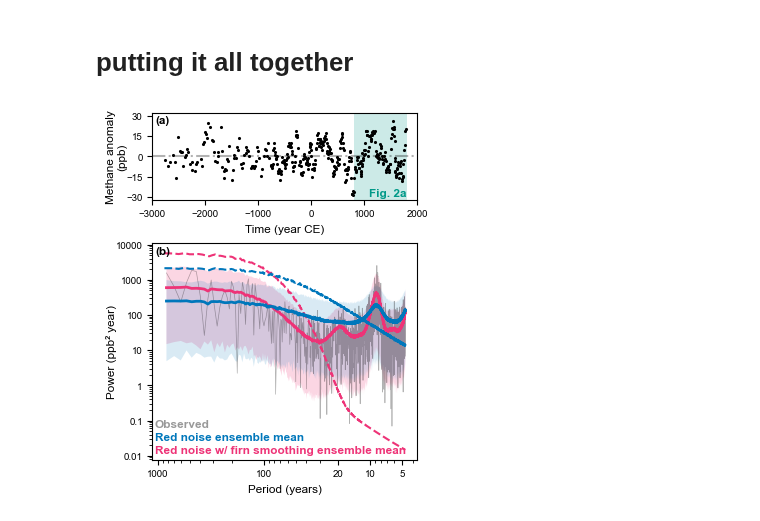
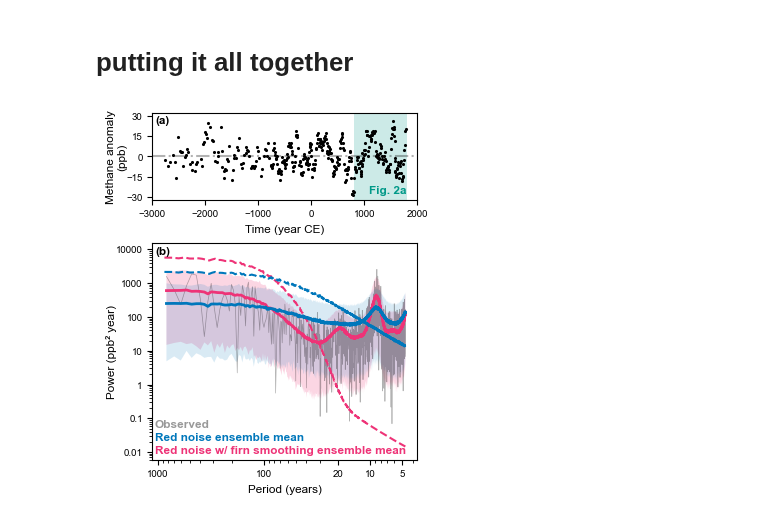
Before and after one commit to ericjmei/methane_noise_forcing, a Jupyter notebook: notebooks/figures_for_publication/power_spectrum.ipynb, the cells around one changed output. Cells and saved outputs as stored; diff of their text form; code cells hidden in the pictures.

Commit message:
changed ylim and ticks on psd

```diff
--- a/notebooks/figures_for_publication/power_spectrum.ipynb
+++ b/notebooks/figures_for_publication/power_spectrum.ipynb
@@ -288,13 +288,15 @@ ax.set_yticklabels([str(y) for y in y_tick_labels])
 # putting it all together
 # %%
 # timeseries parameters
-ylim = (-32, 32)
-yticks = [-30, -15, 0, 15, 30]
+ylim_ts = (-32, 32)
+yticks_ts = [-30, -15, 0, 15, 30]
 xlim = (-3000, 2000)
 time_shading = (800, 1800)
 # psd parameters
 period_high = 1000
 period_low = 4.673
+ylim_psd = (0.006, 15000)
+y_tick_labels_psd = [0.01, 0.1, 1, 10, 100, 1000, 10000]
 mask = (frequencies >= 1/period_high) & (frequencies <= 1/period_low)
 frequencies_to_plot = frequencies[mask]
 mask = frequencies_sampled >= 1/period_high
@@ -325,8 +327,8 @@ ax_ts.plot(
 ax_ts.axvspan(*time_shading, facecolor=colors_vibrant["teal"], alpha=0.2, edgecolor="none")
 ax_ts.axhline(0, color="k", linestyle="-.", alpha=0.3)
 
-ax_ts.set_ylim(ylim)
-ax_ts.set_yticks(yticks)
+ax_ts.set_ylim(ylim_ts)
+ax_ts.set_yticks(yticks_ts)
 ax_ts.set_xlim(xlim)
 ax_ts.set_ylabel("Methane anomaly\n(ppb)", labelpad=-1)
 ax_ts.set_xlabel("Time (year CE)")
@@ -393,9 +395,9 @@ ax_psd.set_xticks(tick_labels)
 ax_psd.set_xticklabels([f"{tick}" for tick in tick_labels])
 
 # set y-axis ticks to plain numbers
-y_tick_labels = [0.01, 0.1, 1, 10, 100, 1000, 10000]
-ax_psd.set_yticks(y_tick_labels)
-ax_psd.set_yticklabels([str(y) for y in y_tick_labels])
+ax_psd.set_ylim(ylim_psd)
+ax_psd.set_yticks(y_tick_labels_psd)
+ax_psd.set_yticklabels([str(y) for y in y_tick_labels_psd])
 
 # (2) Bottom left legend text
 legend_x = 0.01
@@ -413,31 +415,31 @@ ax_psd.text(
 ax_psd.text(
     legend_x, legend_y_start + legend_dy,
     "Red noise ensemble mean",
     color=colors["red_noise"],
     fontweight="bold",
     ha="left", va="bottom",
     transform=ax_psd.transAxes
 )
 ax_psd.text(
     legend_x, legend_y_start,
     "Red noise w/ firn smoothing ensemble mean",
     color=colors["red_noise_filtered"],
     fontweight="bold",
     ha="left", va="bottom",
     transform=ax_psd.transAxes
 )
 
 # (3) Top left bold (b)
 ax_psd.text(
     0.01, 0.985,
     "(b)",
     transform=ax_psd.transAxes,
     va="top", ha="left",
     fontweight="bold"
 )
 
 # save figure in pdf format
 name = "fig_1"
 fig.savefig(f"{cfg.paths.figures_dir}/for_publication/{name}.pdf", bbox_inches="tight", dpi=300)
 # %% [output]
-[figure, old version]
+[figure, new version]
```
Also changed, not shown: parts of 1 cell of this notebook.
